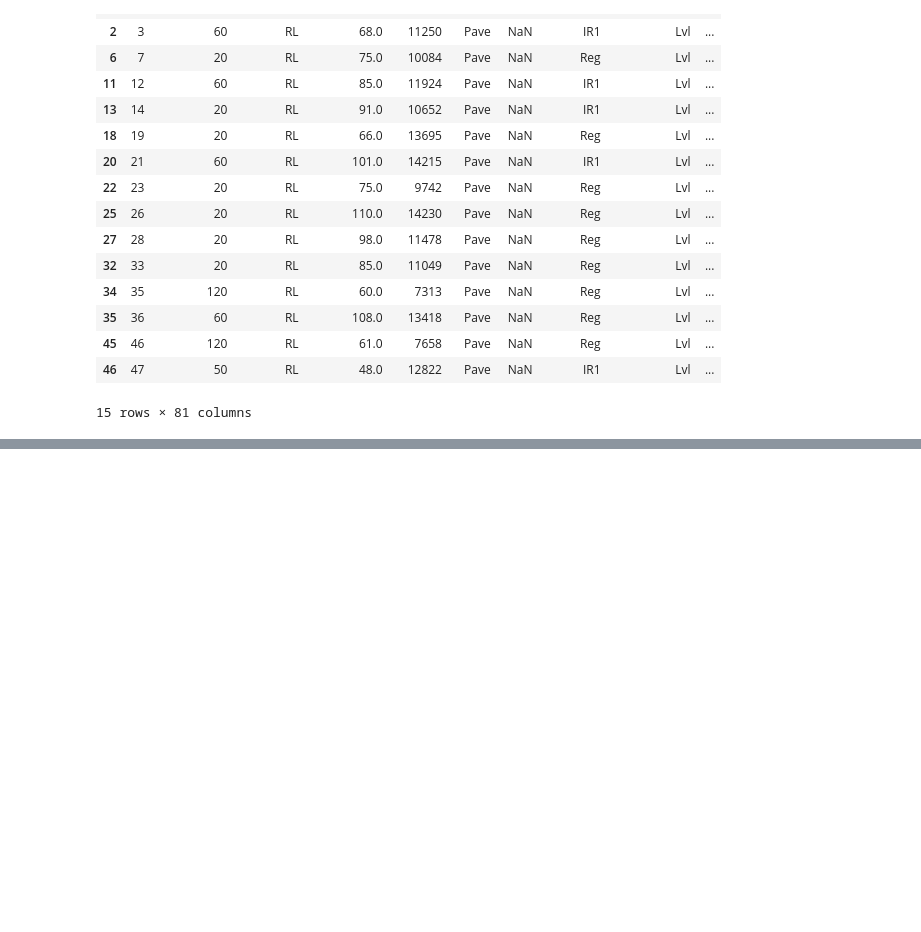
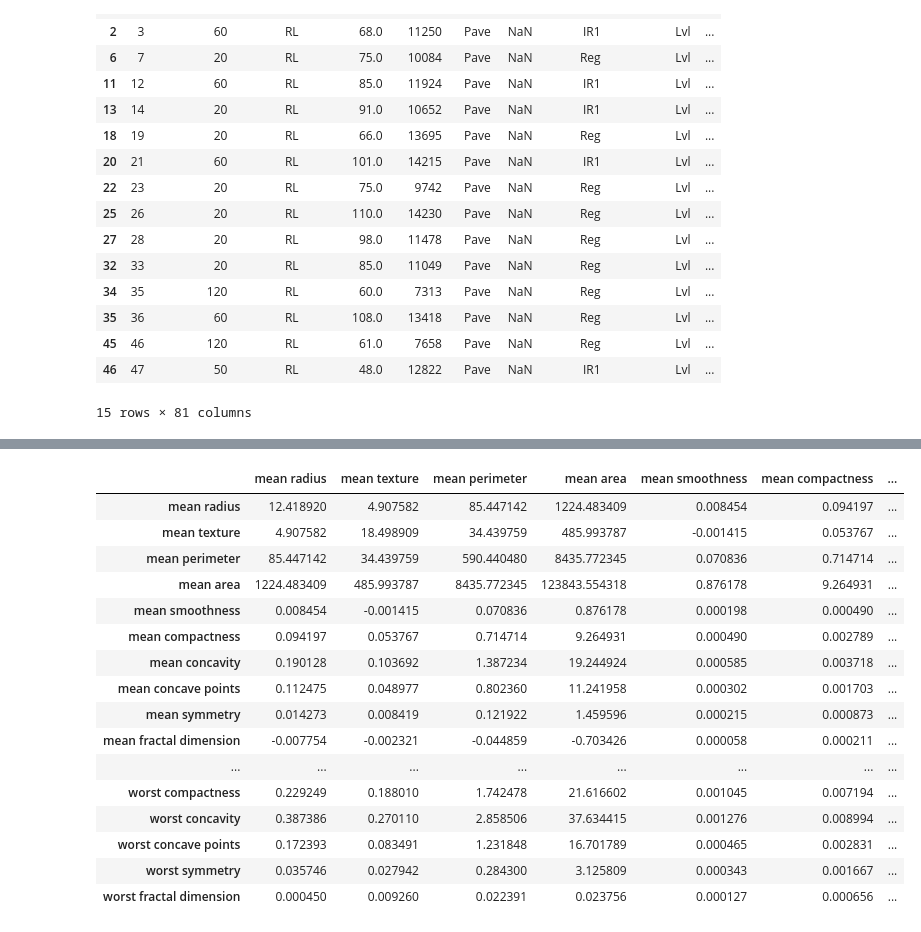
Before and after one commit to anjali88/Basic-ML-, a Jupyter notebook: Pushpanjali_banik_Pandas.ipynb, the cells around one changed output, grey strips where cells are left out. Saved outputs shown, nothing was run; the diff lists cells and outputs as text; code cells hidden in the pictures; blank space fills up the shorter version.

```diff
--- a/Pushpanjali_banik_Pandas.ipynb
+++ b/Pushpanjali_banik_Pandas.ipynb
@@ -535,0 +745,21 @@ kaggle[(kaggle['YearBuilt']>2000) & (kaggle['YrSold']>2000)][0:15]
+# %%
+#covariance = returns the covariance between suitable columns
+df_eg.cov()
+# %% [output]
+|  | mean radius | mean texture | mean perimeter | mean area | mean smoothness | mean compactness | ... |
+| mean radius | 12.418920 | 4.907582 | 85.447142 | 1224.483409 | 0.008454 | 0.094197 | ... |
+| mean texture | 4.907582 | 18.498909 | 34.439759 | 485.993787 | -0.001415 | 0.053767 | ... |
+| mean perimeter | 85.447142 | 34.439759 | 590.440480 | 8435.772345 | 0.070836 | 0.714714 | ... |
+| mean area | 1224.483409 | 485.993787 | 8435.772345 | 123843.554318 | 0.876178 | 9.264931 | ... |
+| mean smoothness | 0.008454 | -0.001415 | 0.070836 | 0.876178 | 0.000198 | 0.000490 | ... |
+| mean compactness | 0.094197 | 0.053767 | 0.714714 | 9.264931 | 0.000490 | 0.002789 | ... |
+| mean concavity | 0.190128 | 0.103692 | 1.387234 | 19.244924 | 0.000585 | 0.003718 | ... |
+| mean concave points | 0.112475 | 0.048977 | 0.802360 | 11.241958 | 0.000302 | 0.001703 | ... |
+| mean symmetry | 0.014273 | 0.008419 | 0.121922 | 1.459596 | 0.000215 | 0.000873 | ... |
+| mean fractal dimension | -0.007754 | -0.002321 | -0.044859 | -0.703426 | 0.000058 | 0.000211 | ... |
+| ... | ... | ... | ... | ... | ... | ... | ... |
+| worst compactness | 0.229249 | 0.188010 | 1.742478 | 21.616602 | 0.001045 | 0.007194 | ... |
+| worst concavity | 0.387386 | 0.270110 | 2.858506 | 37.634415 | 0.001276 | 0.008994 | ... |
+| worst concave points | 0.172393 | 0.083491 | 1.231848 | 16.701789 | 0.000465 | 0.002831 | ... |
+| worst symmetry | 0.035746 | 0.027942 | 0.284300 | 3.125809 | 0.000343 | 0.001667 | ... |
+| worst fractal dimension | 0.000450 | 0.009260 | 0.022391 | 0.023756 | 0.000127 | 0.000656 | ... |
```
Also changed, not shown: parts of 24 cells of this notebook.
